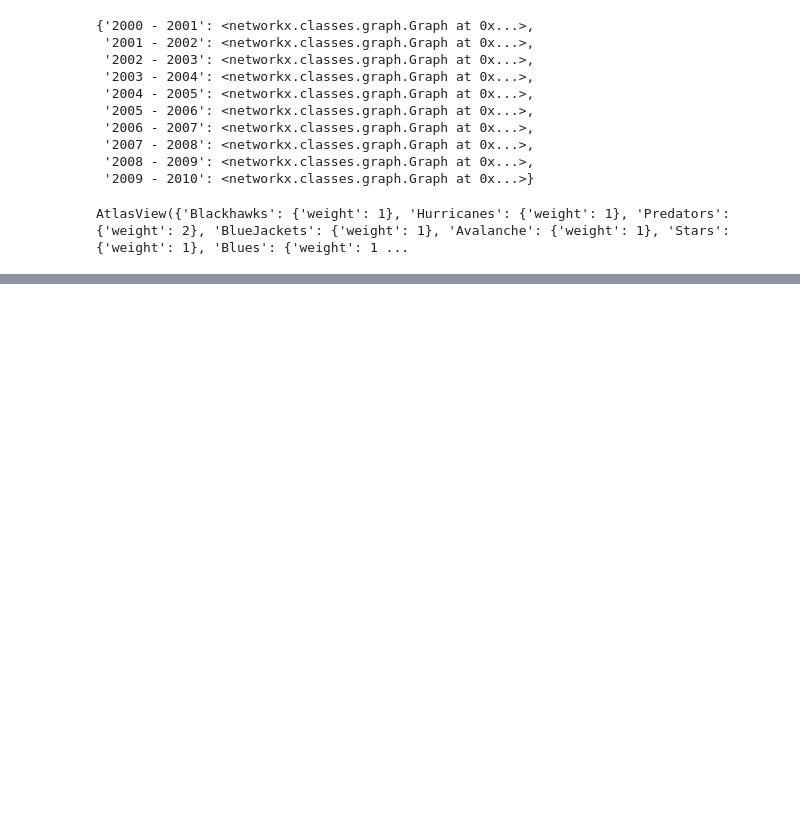
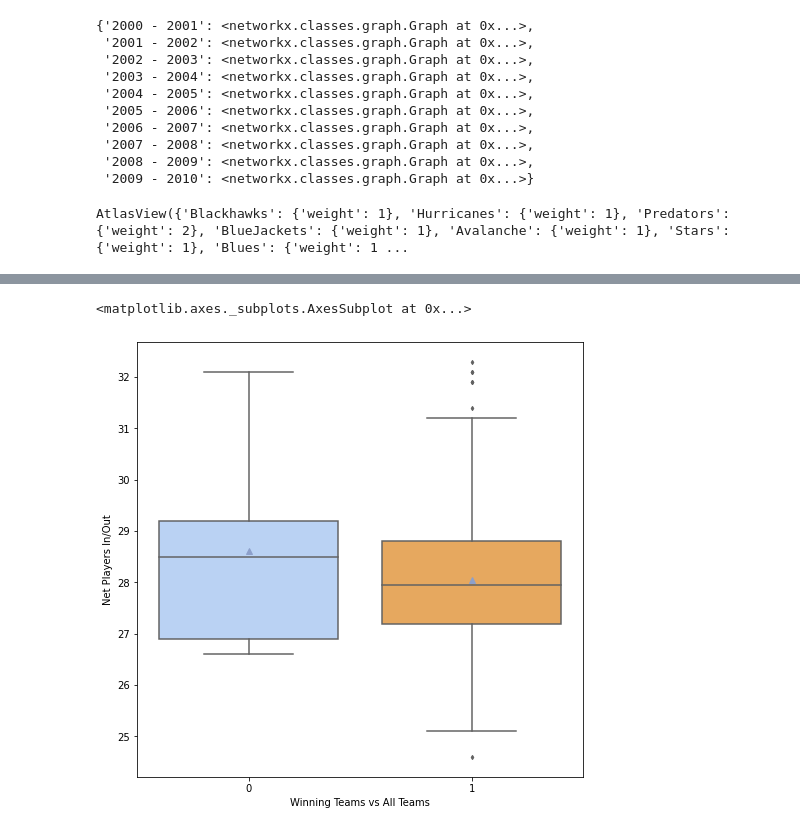
Before and after one commit to d141/590FP, a Jupyter notebook: nhl_transaction_network.ipynb, the cells around one changed output, grey strips where cells are left out. Drawn from its saved outputs; the diff is of its cells as text; code cells hidden in the pictures; blank space fills up the shorter version.

```diff
--- a/nhl_transaction_network.ipynb
+++ b/nhl_transaction_network.ipynb
@@ -518,0 +680,13 @@ sorted(c)
+# %%
+plt.figure(figsize=(8,8))
+plt.ylabel('Net Players In/Out')
+plt.xlabel('Winning Teams vs All Teams')
+sns.boxplot(
+    data=[winner_ages, ages],
+    palette=[sns.xkcd_rgb["powder blue"], sns.xkcd_rgb["light orange"]],
+    showmeans=True,
+    fliersize=3
+)
+# %% [output]
+<matplotlib.axes._subplots.AxesSubplot at 0x...>
+[figure, added]
```
Also changed, not shown: parts of 32 cells of this notebook.
